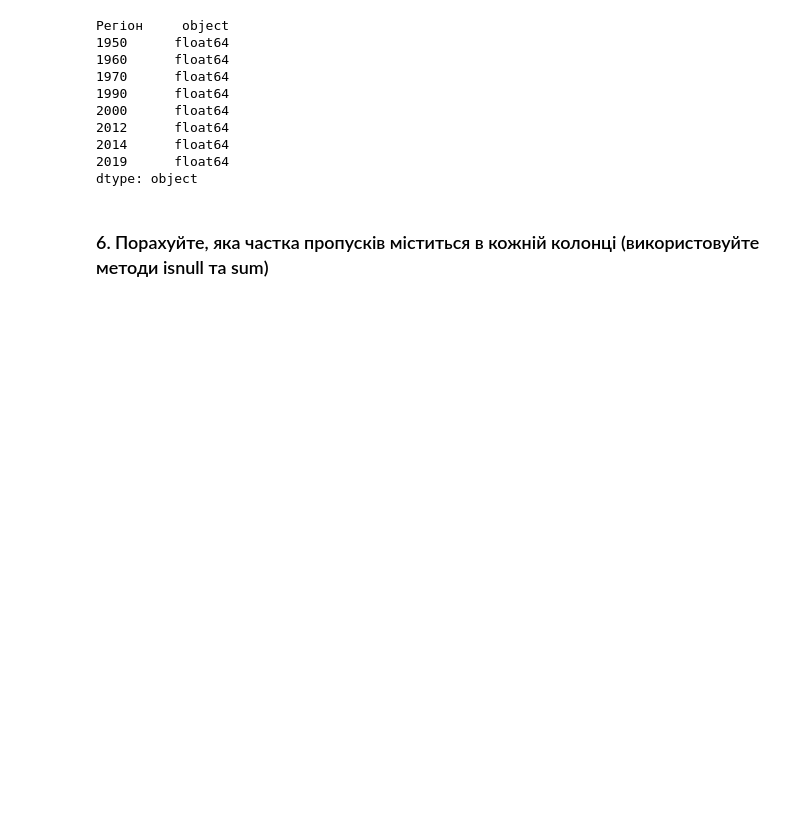
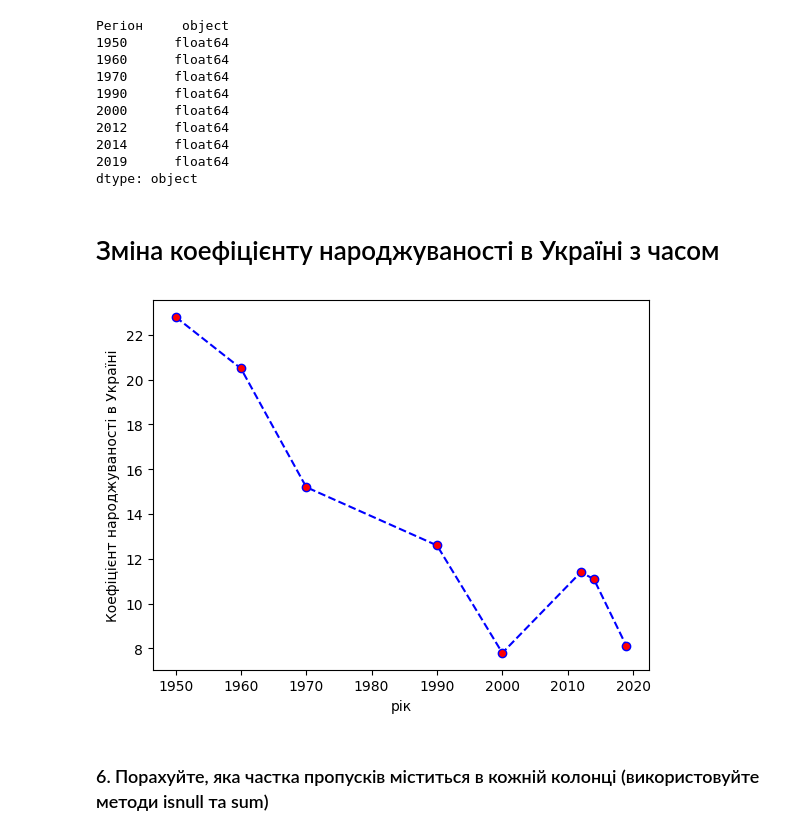
Before and after one commit to Musfer/goit_3, a Jupyter notebook: week3/Hw2.1.ipynb, the cells around one changed output. Cells and saved outputs as stored; diff of their text form; code cells hidden in the pictures; blank space fills up the shorter version.

```diff
--- a/week3/Hw2.1.ipynb
+++ b/week3/Hw2.1.ipynb
@@ -89,6 +100,18 @@ df.dtypes
 2014      float64
 2019      float64
 dtype: object
+# %% [markdown]
+# Зміна коефіцієнту народжуваності в Україні з часом
+# %%
+
+x = np.array([int(t) for t in df.columns[1:]])
+y = np.array([float(t) for t in df.iloc[-1][1:]])
+plt.plot(x, y, color='blue', linestyle='dashed', marker="o", mfc ="red")
+plt.xlabel('рік')
+plt.ylabel('Коефіцієнт народжуваності в Україні')
+plt.show()
+# %% [output]
+[figure, added]
 # %% [markdown]
 ### 6. Порахуйте, яка частка пропусків міститься в кожній колонці (використовуйте методи isnull та sum)
 # %%
```
Also changed, not shown: parts of 6 cells of this notebook.
